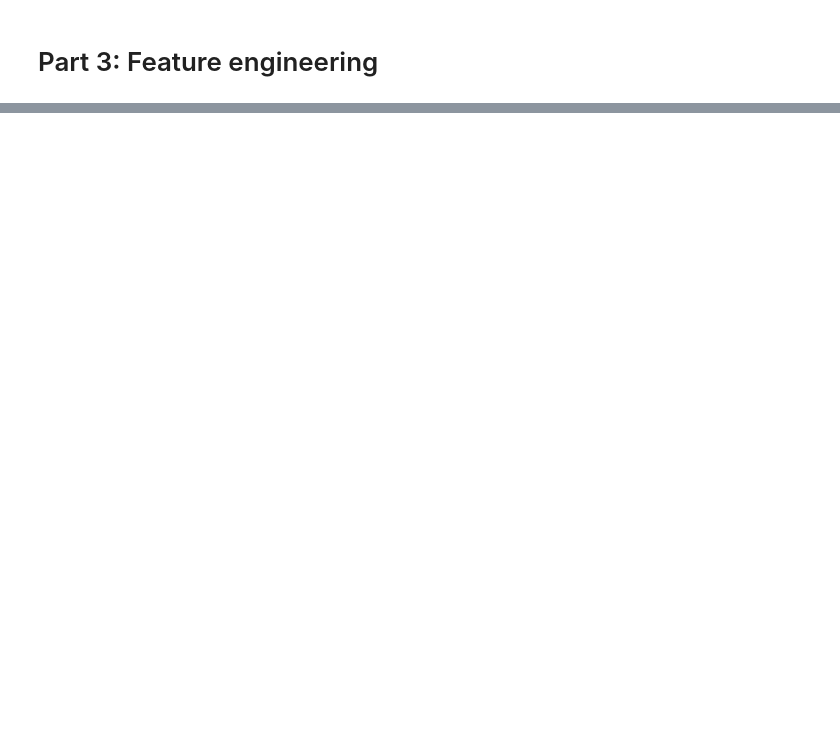
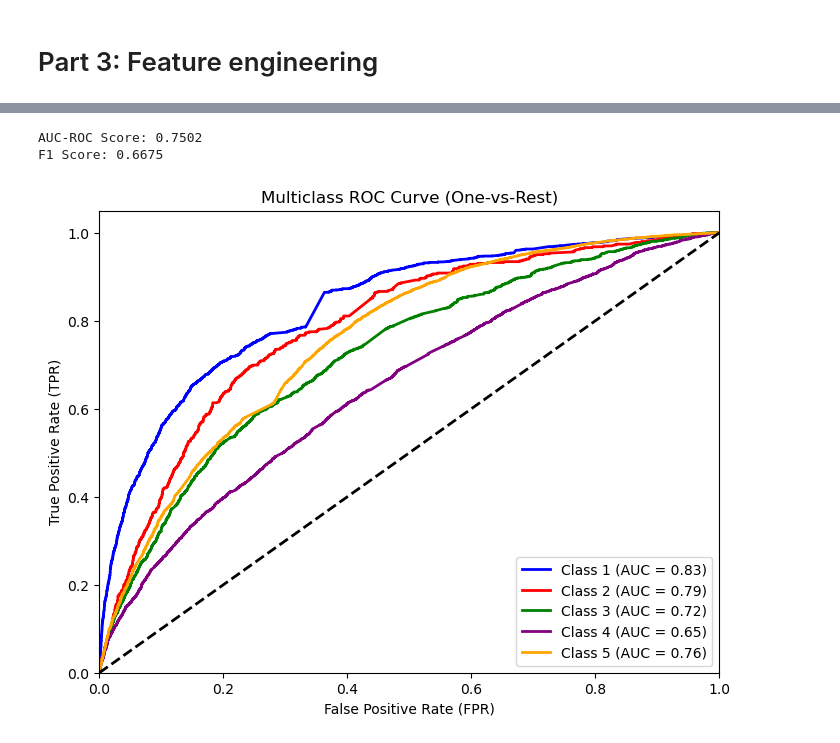
Before and after one commit to Micaet/Feedback-Flair, a Jupyter notebook: budowa_krok_2_6_feature_engineering.ipynb, the cells around one changed output, grey strips where cells are left out. Drawn from its saved outputs; the diff is of its cells as text; code cells hidden in the pictures; blank space fills up the shorter version.

```diff
--- a/budowa_krok_2_6_feature_engineering.ipynb
+++ b/budowa_krok_2_6_feature_engineering.ipynb
@@ -52,0 +101,60 @@ df.head()
+# %%
+from sklearn.linear_model import LogisticRegression
+from sklearn.metrics import roc_auc_score, f1_score
+
+# 1️⃣ Extract Features & Target
+X_train = train_df.drop(columns=['Ratings'])
+y_train = train_df['Ratings']
+
+X_val = val_df.drop(columns=['Ratings'])
+y_val = val_df['Ratings']
+
+# 2️⃣ Train a Logistic Regression Model
+model = LogisticRegression(max_iter=1000, random_state=42, multi_class='ovr')  # One-vs-Rest strategy
+model.fit(X_train, y_train)
+
+# 3️⃣ Make Predictions
+y_pred = model.predict(X_val)      # Predicted classes
+y_prob = model.predict_proba(X_val)  # Predicted probabilities for all classes
+
+# 4️⃣ Evaluate Performance
+auc_roc = roc_auc_score(y_val, y_prob, multi_class='ovr')  # AUC-ROC for multiclass
+f1 = f1_score(y_val, y_pred, average='weighted')  # Weighted F1 Score
+
+print(f"AUC-ROC Score: {auc_roc:.4f}")
+print(f"F1 Score: {f1:.4f}")
+# %% [output]
+AUC-ROC Score: 0.7502
+F1 Score: 0.6675
+# %%
+import numpy as np
+import matplotlib.pyplot as plt
+from sklearn.metrics import roc_curve, auc
+from sklearn.preprocessing import label_binarize
+from itertools import cycle
+
+# 1️⃣ Binarize the output (One-vs-Rest)
+n_classes = len(y_train.unique())  # Number of unique classes (1-5)
+y_val_bin = label_binarize(y_val, classes=np.arange(1, n_classes + 1))
+
+# 2️⃣ Compute ROC curve and AUC for each class
+plt.figure(figsize=(8, 6))
+colors = cycle(["blue", "red", "green", "purple", "orange"])
+
+for i, color in zip(range(n_classes), colors):
+    fpr, tpr, _ = roc_curve(y_val_bin[:, i], y_prob[:, i])
+    roc_auc = auc(fpr, tpr)
+
+    plt.plot(fpr, tpr, color=color, lw=2, label=f'Class {i+1} (AUC = {roc_auc:.2f})')
+
+# 3️⃣ Plot settings
+plt.plot([0, 1], [0, 1], 'k--', lw=2)  # Diagonal line (random chance)
+plt.xlim([0.0, 1.0])
+plt.ylim([0.0, 1.05])
+plt.xlabel("False Positive Rate (FPR)")
+plt.ylabel("True Positive Rate (TPR)")
+plt.title("Multiclass ROC Curve (One-vs-Rest)")
+plt.legend(loc="lower right")
+plt.show()
+# %% [output]
+[figure, added]
```
Also changed, not shown: parts of 20 cells of this notebook, 1 other file.
